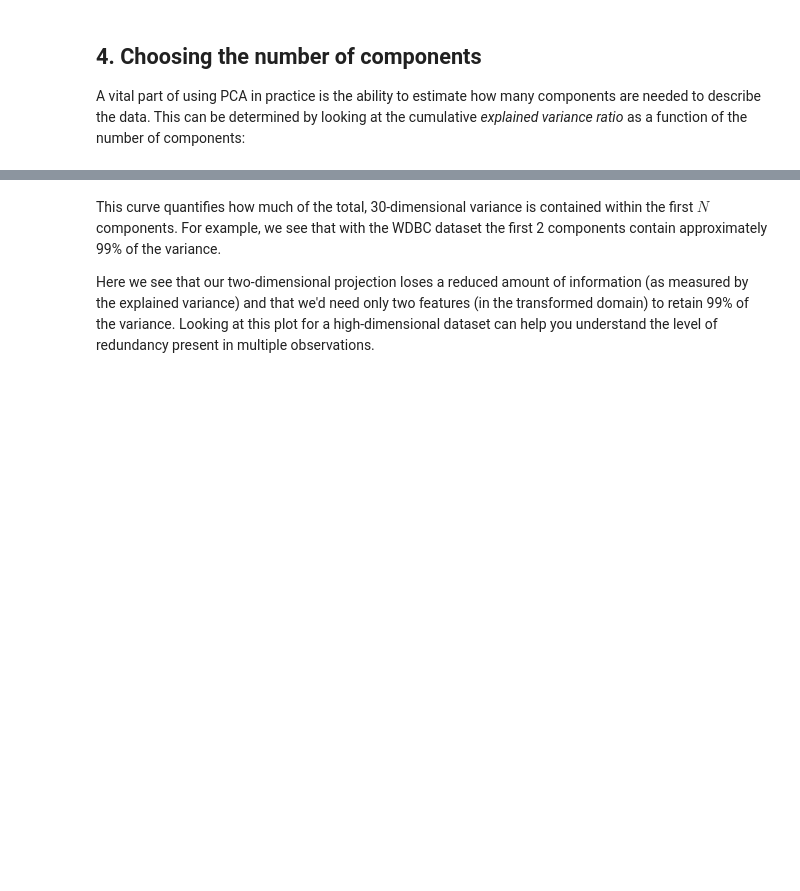
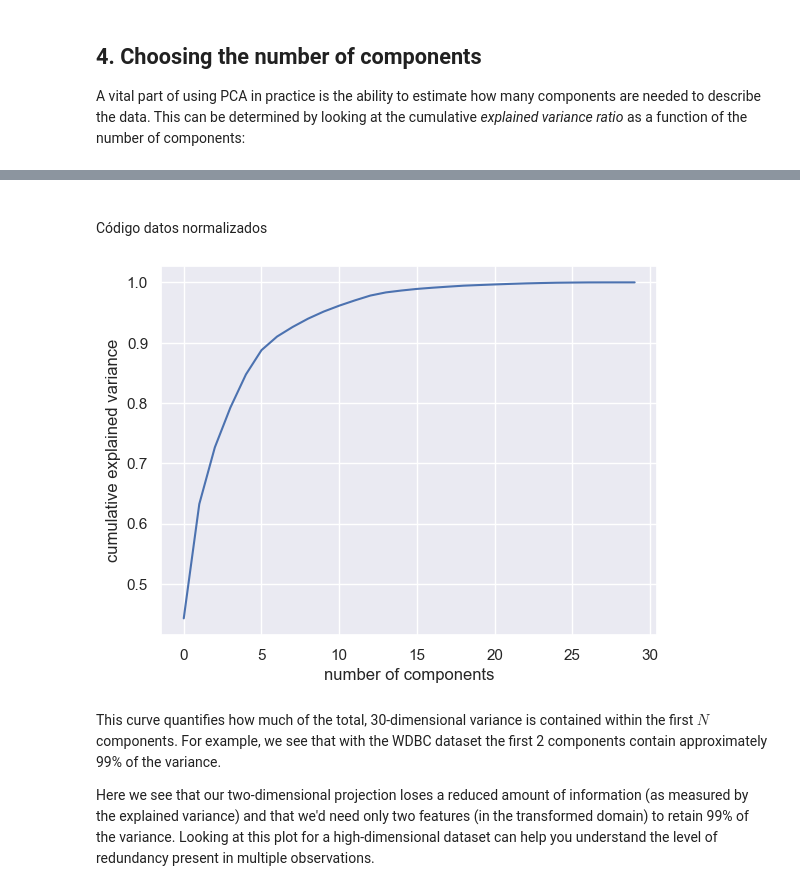
Before and after one commit to Javimh18/RESPT, a Jupyter notebook: Part-I/Lab1/Notebook1_PCA.ipynb, the cells around one changed output, grey strips where cells are left out. Saved outputs shown, nothing was run; the diff lists cells and outputs as text; code cells hidden in the pictures; blank space fills up the shorter version.

```diff
--- a/Part-I/Lab1/Notebook1_PCA.ipynb
+++ b/Part-I/Lab1/Notebook1_PCA.ipynb
@@ -256,3 +265,21 @@ plt.ylabel('cumulative explained variance');
+# %% [markdown]
+<br>
+Código datos normalizados
+<br>
+# %%
+from sklearn.preprocessing import StandardScaler
+
+scaler = StandardScaler()
+X_norm = scaler.fit_transform(X)
+# %%
+# fit PCA algorithm to your data
+pca = PCA().fit(X_norm) #as we do not specify the number of components, it uses all, the 30
+# plot the variance ratio according to the number of components
+plt.plot(np.cumsum(pca.explained_variance_ratio_))
+plt.xlabel('number of components')
+plt.ylabel('cumulative explained variance');
+# %% [output]
+[figure, added]
 # %% [markdown]
 This curve quantifies how much of the total, 30-dimensional variance is contained within the first $N$ components.
 For example, we see that with the WDBC dataset the first 2 components contain approximately 99% of the variance.
```
Also changed, not shown: parts of 16 cells of this notebook.
